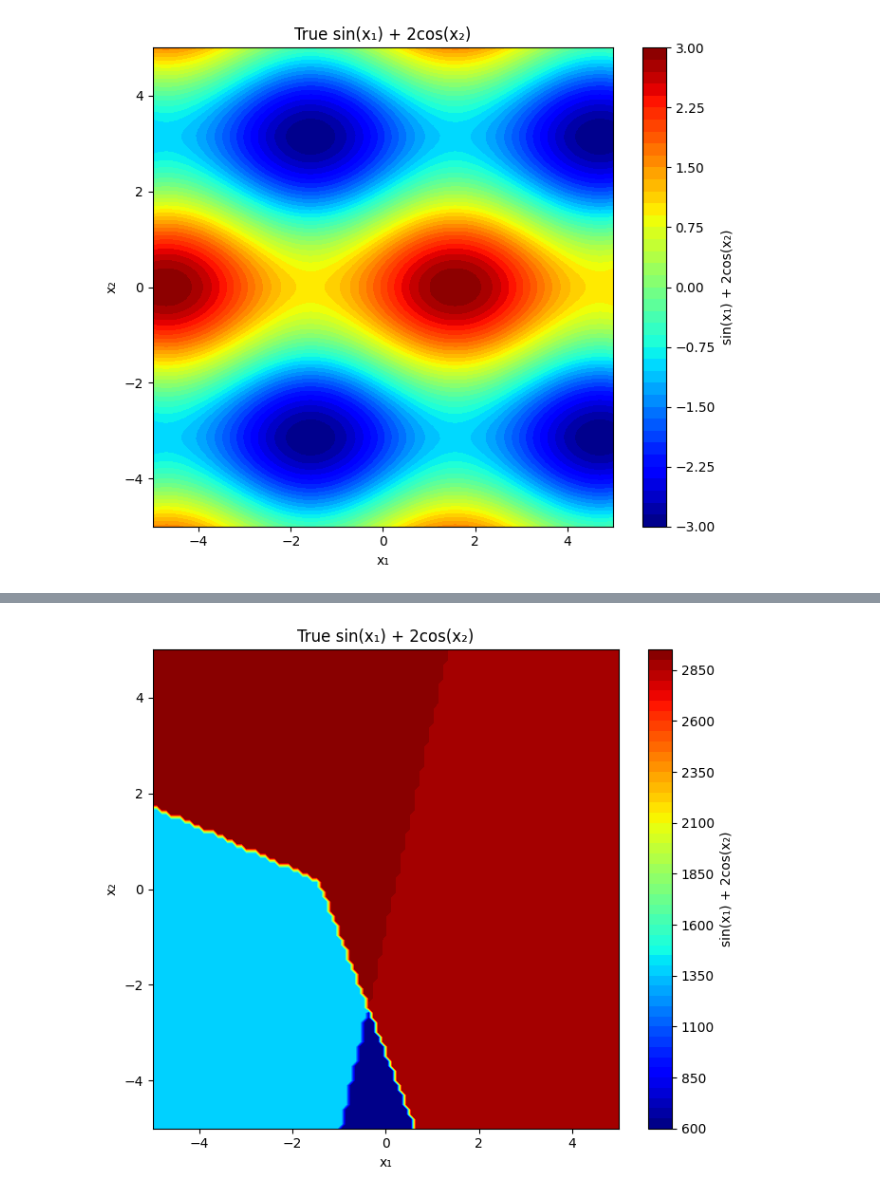
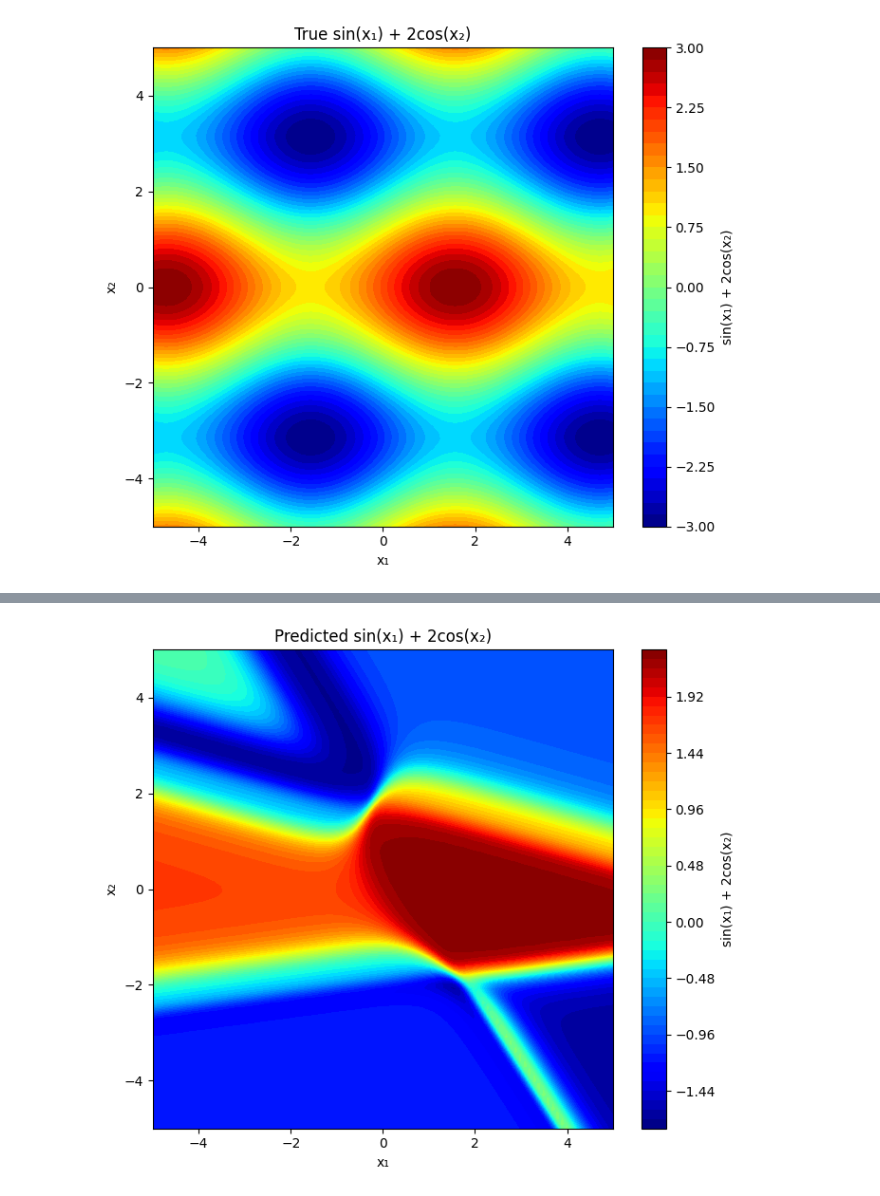
Before and after one commit to m-julian/m-julian.github.io, a Jupyter notebook: jupyter_notebooks/neural_networks/theory/packpropagation_pytorch.ipynb, the cells around one changed output, grey strips where cells are left out. Cells and saved outputs as stored; diff of their text form; code cells hidden in the pictures.

```diff
--- a/jupyter_notebooks/neural_networks/theory/packpropagation_pytorch.ipynb
+++ b/jupyter_notebooks/neural_networks/theory/packpropagation_pytorch.ipynb
@@ -36,7 +36,7 @@ plt.show()
 # Layer 0 (input layer)
 # N x D
 # we are using row vectors
-n_samples = 50
+n_samples = 200
 x_train = torch.rand(n_samples, 2, generator=gen) * 10 - 5  # uniform in [-5, 5]
 # %%
 # layer 1
@@ -150,14 +150,23 @@ tensor([-0.0394,  0.0694,  0.1099])
 # %%
 # training loop
 
-LR = 0.1
-
-# we are not using torch's backward
-# so do not evaluate gradient here
+LR = 0.3
 
 with torch.no_grad():
     for i in range(10000):
 
+        # forward pass (must recompute each iteration with updated weights)
+        layer1_z = x_train @ layer1_weights.T + layer1_bias
+        layer1_a = F.tanh(layer1_z)
+        layer2_z = layer1_a @ layer2_weights.T + layer2_bias
+        layer2_a = F.tanh(layer2_z)
+        predicted = layer2_a @ layer3_weights.T + layer3_bias
+
+        # current loss
+        loss = torch.sum((predicted - y_train)**2) / n_samples
+        print(f"Iteration: {i}, loss: {loss}")
+
+        # backpropagation to find gradients
         delta_output_layer = (2 / n_samples) * (predicted - y_train)
         grad_W3 = delta_output_layer.T @ layer2_a
         grad_b3 = torch.sum(delta_output_layer, dim=0)
@@ -180,25 +207,31 @@ with torch.no_grad():
 # %%
 
+
+
+
+linx1_test = torch.linspace(-5, 5, points_per_dim)
+linx2_test = torch.linspace(-5, 5, points_per_dim)
+x1, x2 = torch.meshgrid(linx1_test, linx2_test, indexing='ij')
 grid_input = torch.stack([x1.flatten(), x2.flatten()], dim=1)
 
 with torch.no_grad():
     layer1_z = grid_input @ layer1_weights.T + layer1_bias
     layer1_a = F.tanh(layer1_z)
 
     layer2_z = layer1_a @ layer2_weights.T + layer2_bias
     layer2_a = F.tanh(layer2_z)
 
     predicted = layer2_a @ layer3_weights.T + layer3_bias
 
     predicted = predicted.reshape(points_per_dim, points_per_dim)
 
 plt.figure(figsize=(7, 6))
 plt.contourf(x1.numpy(), x2.numpy(), predicted.numpy(), levels=50, cmap='jet')
 plt.colorbar(label='sin(x₁) + 2cos(x₂)')
 plt.xlabel('x₁')
 plt.ylabel('x₂')
-plt.title('True sin(x₁) + 2cos(x₂)')
+plt.title('Predicted sin(x₁) + 2cos(x₂)')
 plt.tight_layout()
 plt.show()
 # %% [output]
-[figure, old version]
+[figure, new version]
```
Also changed, not shown: parts of 7 cells of this notebook.
